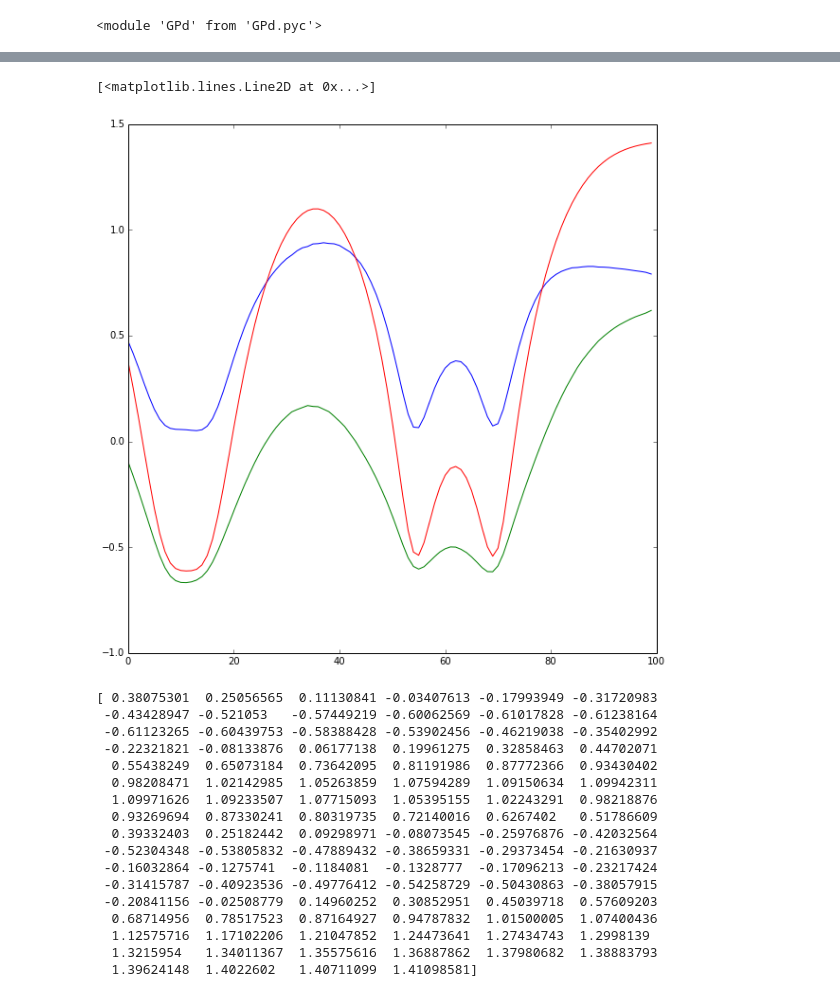
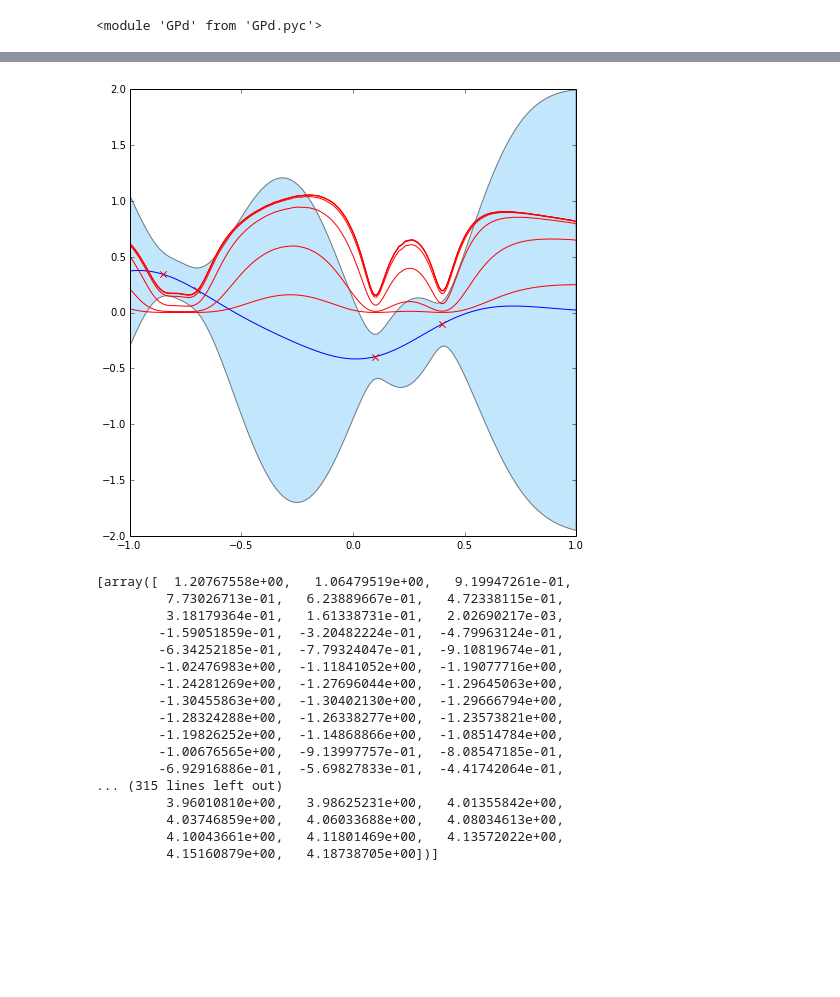
Before and after one commit to markm541374/ES, a Jupyter notebook: EntropyGP2.ipynb, the cells around one changed output, grey strips where cells are left out. Drawn from its saved outputs; the diff is of its cells as text; code cells hidden in the pictures; blank space fills up the shorter version.

```diff
--- a/EntropyGP2.ipynb
+++ b/EntropyGP2.ipynb
@@ -125,28 +130,26 @@ plt.plot(Hydx)
-# %%
-plt.figure(figsize=(10,10))
-plt.plot(Ht)
-plt.plot(H)
-plt.plot(Hydx)
-# %% [output]
-[<matplotlib.lines.Line2D at 0x...>]
-[figure, removed]
+# %%
+a=GPd.plot1(g1,[-1],[1])
+for k in range(7):
+    a.plot(Hx,Ht[:,k],'r')
+# %% [output]
+[figure, added]
 # %%
-print Hydx
+print H
 # %% [output]
-[ 0.38075301  0.25056565  0.11130841 -0.03407613 -0.17993949 -0.31720983
- -0.43428947 -0.521053   -0.57449219 -0.60062569 -0.61017828 -0.61238164
- -0.61123265 -0.60439753 -0.58388428 -0.53902456 -0.46219038 -0.35402992
- -0.22321821 -0.08133876  0.06177138  0.19961275  0.32858463  0.44702071
-  0.55438249  0.65073184  0.73642095  0.81191986  0.87772366  0.93430402
-  0.98208471  1.02142985  1.05263859  1.07594289  1.09150634  1.09942311
-  1.09971626  1.09233507  1.07715093  1.05395155  1.02243291  0.98218876
-  0.93269694  0.87330241  0.80319735  0.72140016  0.6267402   0.51786609
-  0.39332403  0.25182442  0.09298971 -0.08073545 -0.25976876 -0.42032564
- -0.52304348 -0.53805832 -0.47889432 -0.38659331 -0.29373454 -0.21630937
- -0.16032864 -0.1275741  -0.1184081  -0.1328777  -0.17096213 -0.23217424
- -0.31415787 -0.40923536 -0.49776412 -0.54258729 -0.50430863 -0.38057915
- -0.20841156 -0.02508779  0.14960252  0.30852951  0.45039718  0.57609203
-  0.68714956  0.78517523  0.87164927  0.94787832  1.01500005  1.07400436
-  1.12575716  1.17102206  1.21047852  1.24473641  1.27434743  1.2998139
-  1.3215954   1.34011367  1.35575616  1.36887862  1.37980682  1.38883793
-  1.39624148  1.4022602   1.40711099  1.41098581]
+[array([  1.20767558e+00,   1.06479519e+00,   9.19947261e-01,
+         7.73026713e-01,   6.23889667e-01,   4.72338115e-01,
+         3.18179364e-01,   1.61338731e-01,   2.02690217e-03,
+        -1.59051859e-01,  -3.20482224e-01,  -4.79963124e-01,
+        -6.34252185e-01,  -7.79324047e-01,  -9.10819674e-01,
+        -1.02476983e+00,  -1.11841052e+00,  -1.19077716e+00,
+        -1.24281269e+00,  -1.27696044e+00,  -1.29645063e+00,
+        -1.30455863e+00,  -1.30402130e+00,  -1.29666794e+00,
+        -1.28324288e+00,  -1.26338277e+00,  -1.23573821e+00,
+        -1.19826252e+00,  -1.14868866e+00,  -1.08514784e+00,
+        -1.00676565e+00,  -9.13997757e-01,  -8.08547185e-01,
+        -6.92916886e-01,  -5.69827833e-01,  -4.41742064e-01,
+... (315 lines left out)
+         3.96010810e+00,   3.98625231e+00,   4.01355842e+00,
+         4.03746859e+00,   4.06033688e+00,   4.08034613e+00,
+         4.10043661e+00,   4.11801469e+00,   4.13572022e+00,
+         4.15160879e+00,   4.18738705e+00])]
```
Also changed, not shown: parts of 4 cells of this notebook, 2 other files.
